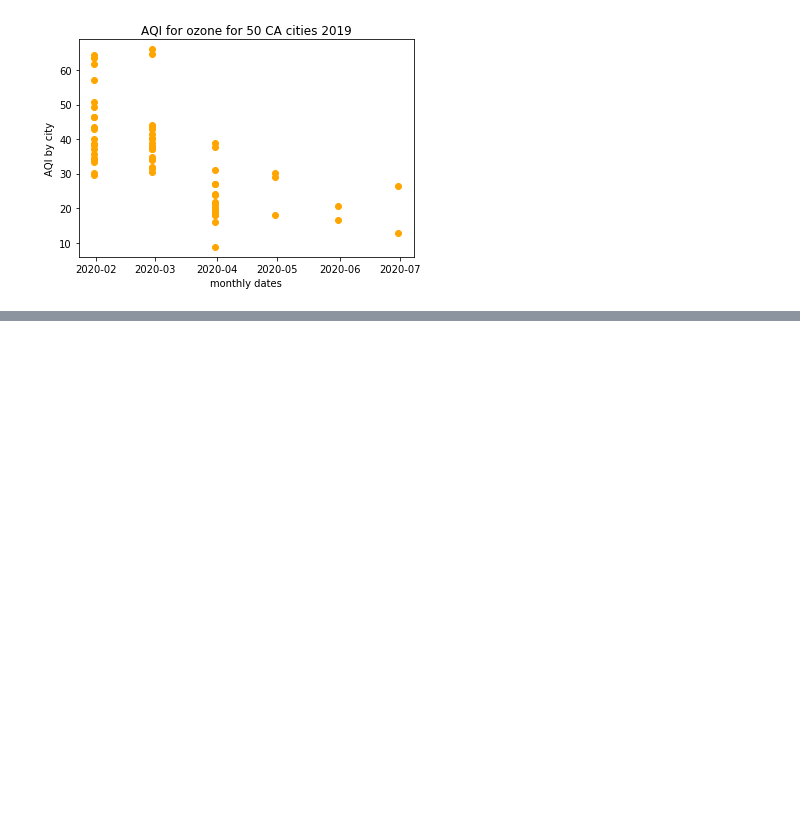
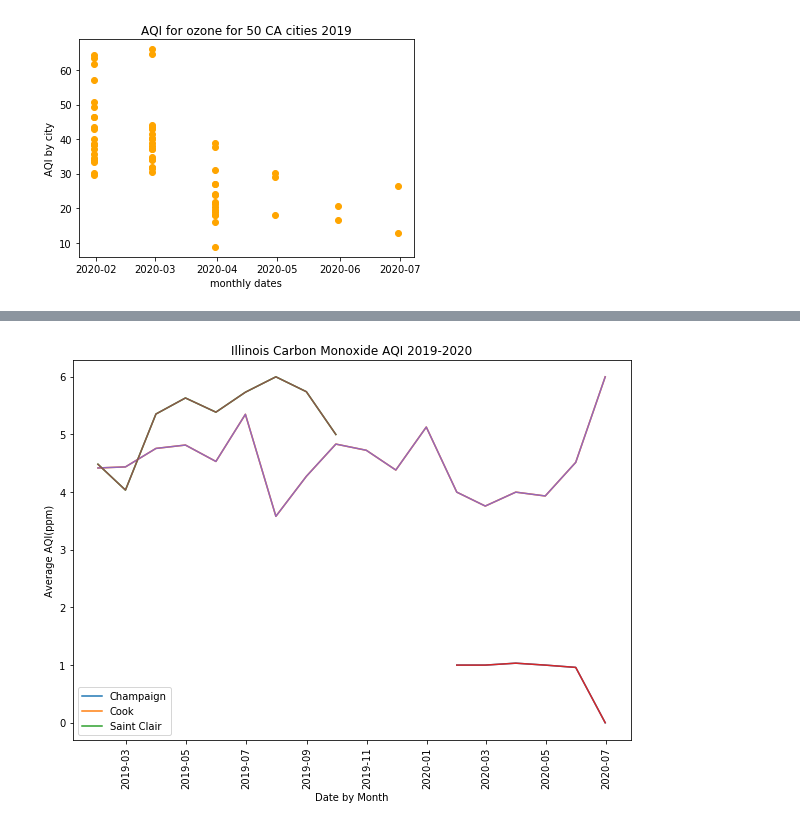
Before and after one commit to TrentELittle/BootcampProject1, a Jupyter notebook: project_main.ipynb, the cells around one changed output, grey strips where cells are left out. Drawn from its saved outputs; the diff is of its cells as text; code cells hidden in the pictures; blank space fills up the shorter version.

```diff
--- a/project_main.ipynb
+++ b/project_main.ipynb
@@ -268,0 +405,64 @@ plt.show()
+# %%
+# Create a DataFrame for Illinois 2019 and pull carbon monoxide data from API
+illinois_cm_19_params = {"email" : email_address, "key" : aqs_api_key, "param" : "42101",
+          "bdate" : "20190101", "edate" : "20191231", "state" : Illinois}
+# # Call to url for Illinois 2019
+illinois_cm_19_response = requests.get(daily_data_url, params = illinois_cm_19_params).json()
+illinois_cm_19_data.append(illinois_cm_19_response)
+
+illinois_cm_19_df = pd.DataFrame(illinois_cm_19_data[0]["Data"])
+
+#create DF for Illinois 2020 and pull Carbon Monoxide Data from APi
+illinois_cm_20_params = {"email" : email_address, "key" : aqs_api_key, "param" : "42101",
+          "bdate" : "20200101", "edate" : "20200731", "state" : Illinois}
+
+#call url for Illinois 2020
+illinois_cm_20_response = requests.get(daily_data_url, params = illinois_cm_20_params).json()
+illinois_cm_20_data.append(illinois_cm_20_response)
+
+#create df for illinois 2020
+illinois_cm_20_df = pd.DataFrame(illinois_cm_20_data[0]["Data"])
+# illinois_cm_20_df
+#merge 2020
+merge_illinois_cm_df = illinois_cm_19_df.append(illinois_cm_20_df)
+# merge_illinois_cm_df.head()
+
+#drop columns in Illinois DF. Carbon Monoxide Show: site_number, latitude, longitude, sample_duration, date_local, observation_count, observation_percent, arithmetic_mean, first_max_value, first_max_hour, aqi, state, county, city)
+illinois_clean_cm_df = merge_illinois_cm_df.drop(["parameter_code", "datum", "cbsa_code","poc", "method_code","local_site_name","event_type","validity_indicator","method_code","state_code","county_code","parameter","pollutant_standard","units_of_measure","method", "site_address","cbsa","date_of_last_change"], axis=1)
+# illinois_clean_cm_df.head()
+
+# isolate data to 8 hour duration only carbond monoxide, 1 hour is null
+
+sample_duration_cm = illinois_clean_cm_df["sample_duration"] == "8-HR RUN AVG END HOUR"
+sample_duration_cm
+
+illinois_clean_cm_df = illinois_clean_cm_df[sample_duration_cm]
+illinois_clean_cm_df.head()
+
+#group Iliinois carbon monoxide data in dataframe with groupby
+illinois_group_cm= pd.DataFrame(illinois_clean_cm_df.groupby(["date_local","county"]).mean().unstack())
+illinois_group_cm.index
+#convert index to datetime
+illinois_group_cm.index = pd.to_datetime(illinois_group_cm.index)
+#average data by months
+monthly_averages_cm = illinois_group_cm.resample('M').mean()
+# elimiate nans
+# illinois_cm_df =monthly_averages_cm.fillna(0)
+# illinois_cm_df
+# illinois_cm_df.index
+
+#plot aqi against time for each county cardbon monoxide in group by df
+fig, ax = plt.subplots(figsize=(10,7))
+plt.xticks(rotation = 90)
+x_values = monthly_averages_cm.index
+y_values = monthly_averages_cm['aqi']
+plt.plot(x_values,y_values)
+plt.xlabel('Date by Month')
+plt.ylabel('Average AQI(ppm)')
+plt.title('Illinois Carbon Monoxide AQI 2019-2020')
+
+plt.plot(x_values,y_values)
+plt.legend(y_values)
+# fig.savefig('plotCarbon.png')
+# %% [output]
+[figure, added]
```
Also changed, not shown: parts of 25 cells of this notebook, 1 other file.
